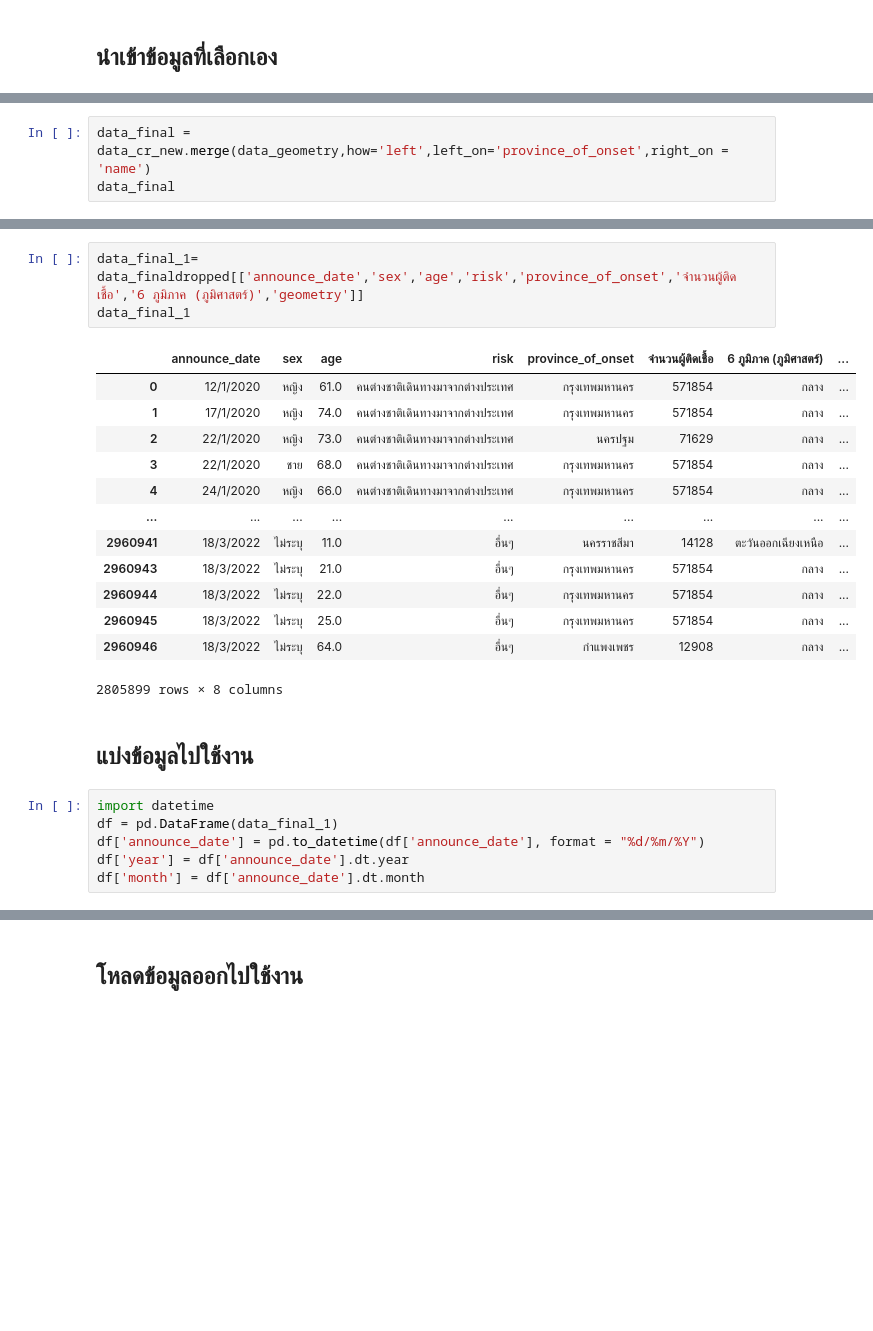
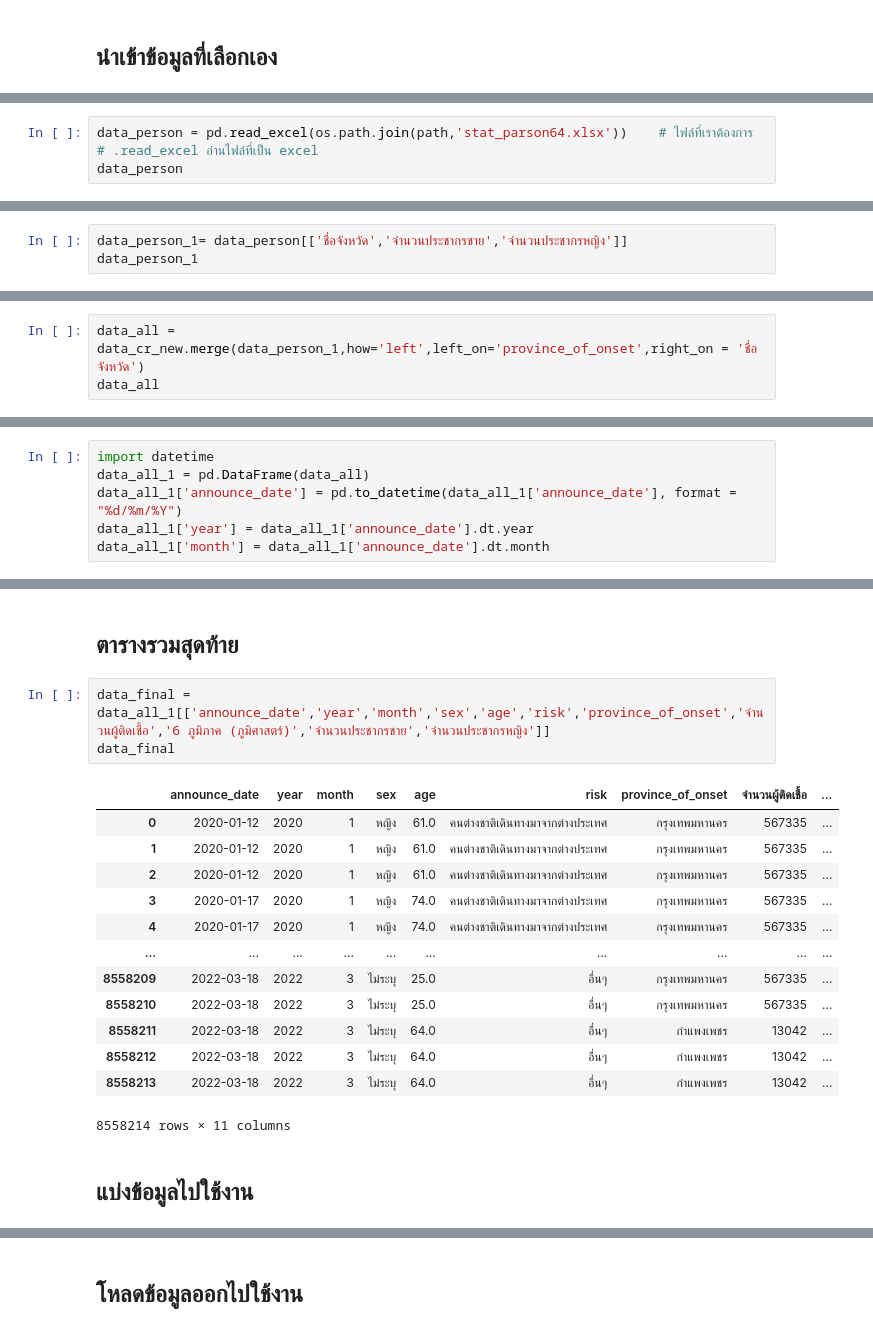
Before and after one commit to Jiraporn-klobrat/data_viz_2022, a Jupyter notebook: Project.ipynb, the cells around one changed output, grey strips where cells are left out. Cells and saved outputs as stored; diff of their text form; blank space fills up the shorter version.

```diff
--- a/Project.ipynb
+++ b/Project.ipynb
@@ -961,0 +848,3 @@ data_geometry
+# %%
+data_person = pd.read_excel(os.path.join(path,'stat_parson64.xlsx'))    # ไฟล์ที่เราต้องการ  # .read_excel อ่านไฟล์ที่เป็น excel
+data_person
@@ -961,0 +865,3 @@ data_geometry
+# %%
+data_person_1= data_person[['ชื่อจังหวัด','จำนวนประชากรชาย','จำนวนประชากรหญิง']]
+data_person_1
@@ -981,5 +1027,5 @@ data_cr_new
 # %%
-data_final = data_cr_new.merge(data_geometry,how='left',left_on='province_of_onset',right_on = 'name')
-data_final
+data_all = data_cr_new.merge(data_person_1,how='left',left_on='province_of_onset',right_on = 'ชื่อจังหวัด')
+data_all
 # %% [output]
 |  | announce_date | sex | age | risk | province_of_onset | จำนวนผู้ติดเชื้อ | 6 ภูมิภาค (ภูมิศาสตร์) | ... |
@@ -1001,0 +1046,6 @@ data_finaldropped = data_final.dropna()
+# %%
+import datetime
+data_all_1 = pd.DataFrame(data_all)
+data_all_1['announce_date'] = pd.to_datetime(data_all_1['announce_date'], format = "%d/%m/%Y")
+data_all_1['year'] = data_all_1['announce_date'].dt.year
+data_all_1['month'] = data_all_1['announce_date'].dt.month
@@ -1002,25 +1068,21 @@ data_finaldropped = data_final.dropna()
+# %% [markdown]
+## ตารางรวมสุดท้าย
 # %%
-data_final_1= data_finaldropped[['announce_date','sex','age','risk','province_of_onset','จำนวนผู้ติดเชื้อ','6 ภูมิภาค (ภูมิศาสตร์)','geometry']]
-data_final_1
+data_final = data_all_1[['announce_date','year','month','sex','age','risk','province_of_onset','จำนวนผู้ติดเชื้อ','6 ภูมิภาค (ภูมิศาสตร์)','จำนวนประชากรชาย','จำนวนประชากรหญิง']]
+data_final
 # %% [output]
-|  | announce_date | sex | age | risk | province_of_onset | จำนวนผู้ติดเชื้อ | 6 ภูมิภาค (ภูมิศาสตร์) | ... |
-| 0 | 12/1/2020 | หญิง | 61.0 | คนต่างชาติเดินทางมาจากต่างประเทศ | กรุงเทพมหานคร | 571854 | กลาง | ... |
-| 1 | 17/1/2020 | หญิง | 74.0 | คนต่างชาติเดินทางมาจากต่างประเทศ | กรุงเทพมหานคร | 571854 | กลาง | ... |
-| 2 | 22/1/2020 | หญิง | 73.0 | คนต่างชาติเดินทางมาจากต่างประเทศ | นครปฐม | 71629 | กลาง | ... |
-| 3 | 22/1/2020 | ชาย | 68.0 | คนต่างชาติเดินทางมาจากต่างประเทศ | กรุงเทพมหานคร | 571854 | กลาง | ... |
-| 4 | 24/1/2020 | หญิง | 66.0 | คนต่างชาติเดินทางมาจากต่างประเทศ | กรุงเทพมหานคร | 571854 | กลาง | ... |
-| ... | ... | ... | ... | ... | ... | ... | ... | ... |
-| 2960941 | 18/3/2022 | ไม่ระบุ | 11.0 | อื่นๆ | นครราชสีมา | 14128 | ตะวันออกเฉียงเหนือ | ... |
-| 2960943 | 18/3/2022 | ไม่ระบุ | 21.0 | อื่นๆ | กรุงเทพมหานคร | 571854 | กลาง | ... |
-| 2960944 | 18/3/2022 | ไม่ระบุ | 22.0 | อื่นๆ | กรุงเทพมหานคร | 571854 | กลาง | ... |
-| 2960945 | 18/3/2022 | ไม่ระบุ | 25.0 | อื่นๆ | กรุงเทพมหานคร | 571854 | กลาง | ... |
-| 2960946 | 18/3/2022 | ไม่ระบุ | 64.0 | อื่นๆ | กำแพงเพชร | 12908 | กลาง | ... |
+|  | announce_date | year | month | sex | age | risk | province_of_onset | จำนวนผู้ติดเชื้อ | ... |
+| 0 | 2020-01-12 | 2020 | 1 | หญิง | 61.0 | คนต่างชาติเดินทางมาจากต่างประเทศ | กรุงเทพมหานคร | 567335 | ... |
+| 1 | 2020-01-12 | 2020 | 1 | หญิง | 61.0 | คนต่างชาติเดินทางมาจากต่างประเทศ | กรุงเทพมหานคร | 567335 | ... |
+| 2 | 2020-01-12 | 2020 | 1 | หญิง | 61.0 | คนต่างชาติเดินทางมาจากต่างประเทศ | กรุงเทพมหานคร | 567335 | ... |
+| 3 | 2020-01-17 | 2020 | 1 | หญิง | 74.0 | คนต่างชาติเดินทางมาจากต่างประเทศ | กรุงเทพมหานคร | 567335 | ... |
+| 4 | 2020-01-17 | 2020 | 1 | หญิง | 74.0 | คนต่างชาติเดินทางมาจากต่างประเทศ | กรุงเทพมหานคร | 567335 | ... |
+| ... | ... | ... | ... | ... | ... | ... | ... | ... | ... |
+| 8558209 | 2022-03-18 | 2022 | 3 | ไม่ระบุ | 25.0 | อื่นๆ | กรุงเทพมหานคร | 567335 | ... |
+| 8558210 | 2022-03-18 | 2022 | 3 | ไม่ระบุ | 25.0 | อื่นๆ | กรุงเทพมหานคร | 567335 | ... |
+| 8558211 | 2022-03-18 | 2022 | 3 | ไม่ระบุ | 64.0 | อื่นๆ | กำแพงเพชร | 13042 | ... |
+| 8558212 | 2022-03-18 | 2022 | 3 | ไม่ระบุ | 64.0 | อื่นๆ | กำแพงเพชร | 13042 | ... |
+| 8558213 | 2022-03-18 | 2022 | 3 | ไม่ระบุ | 64.0 | อื่นๆ | กำแพงเพชร | 13042 | ... |
-2805899 rows × 8 columns
+8558214 rows × 11 columns
 # %% [markdown]
 ## แบ่งข้อมูลไปใช้งาน
-# %%
-import datetime
-df = pd.DataFrame(data_final_1)
-df['announce_date'] = pd.to_datetime(df['announce_date'], format = "%d/%m/%Y")
-df['year'] = df['announce_date'].dt.year
-df['month'] = df['announce_date'].dt.month
```
Also changed, not shown: parts of 78 cells of this notebook.
